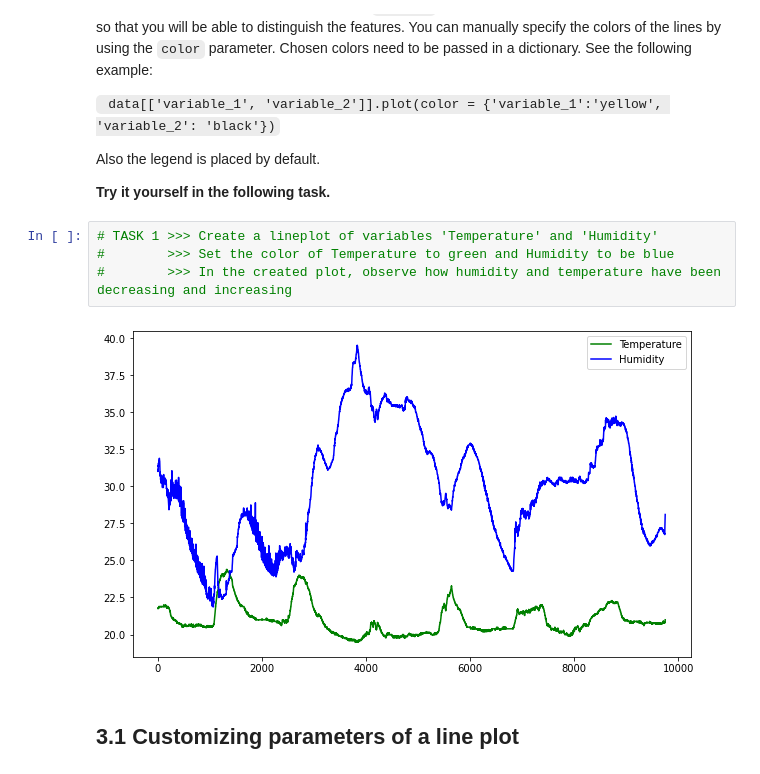
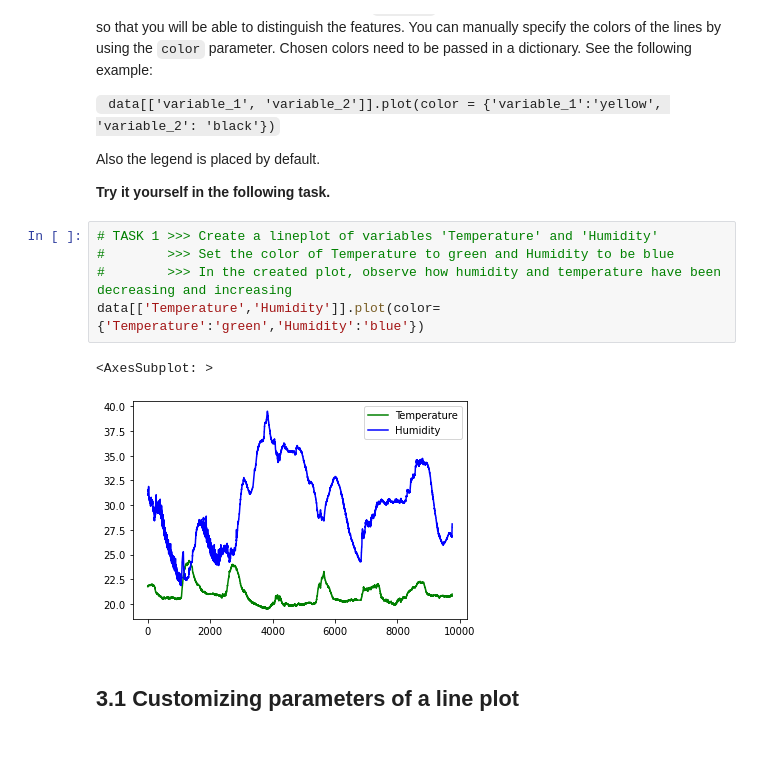
Before and after one commit to lug-robin/Python_Course, a Jupyter notebook: Exercises/EN/Matplotlib_Seaborn/1_Visualization_with_Pandas.ipynb, the cells around one changed output. Saved outputs shown, nothing was run; the diff lists cells and outputs as text; blank space fills up the shorter version.

```diff
--- a/Exercises/EN/Matplotlib_Seaborn/1_Visualization_with_Pandas.ipynb
+++ b/Exercises/EN/Matplotlib_Seaborn/1_Visualization_with_Pandas.ipynb
@@ -154,9 +163,11 @@ Also the legend is placed by default.
 # %%
 # TASK 1 >>> Create a lineplot of variables 'Temperature' and 'Humidity'
 #        >>> Set the color of Temperature to green and Humidity to be blue
 #        >>> In the created plot, observe how humidity and temperature have been decreasing and increasing
+data[['Temperature','Humidity']].plot(color={'Temperature':'green','Humidity':'blue'})
 # %% [output]
+<AxesSubplot: >
-[figure, old version]
+[figure, new version]
 # %% [markdown]
 ## 3.1 Customizing parameters of a line plot
 # %% [markdown]
```
Also changed, not shown: parts of 19 cells of this notebook, 1 other file.
